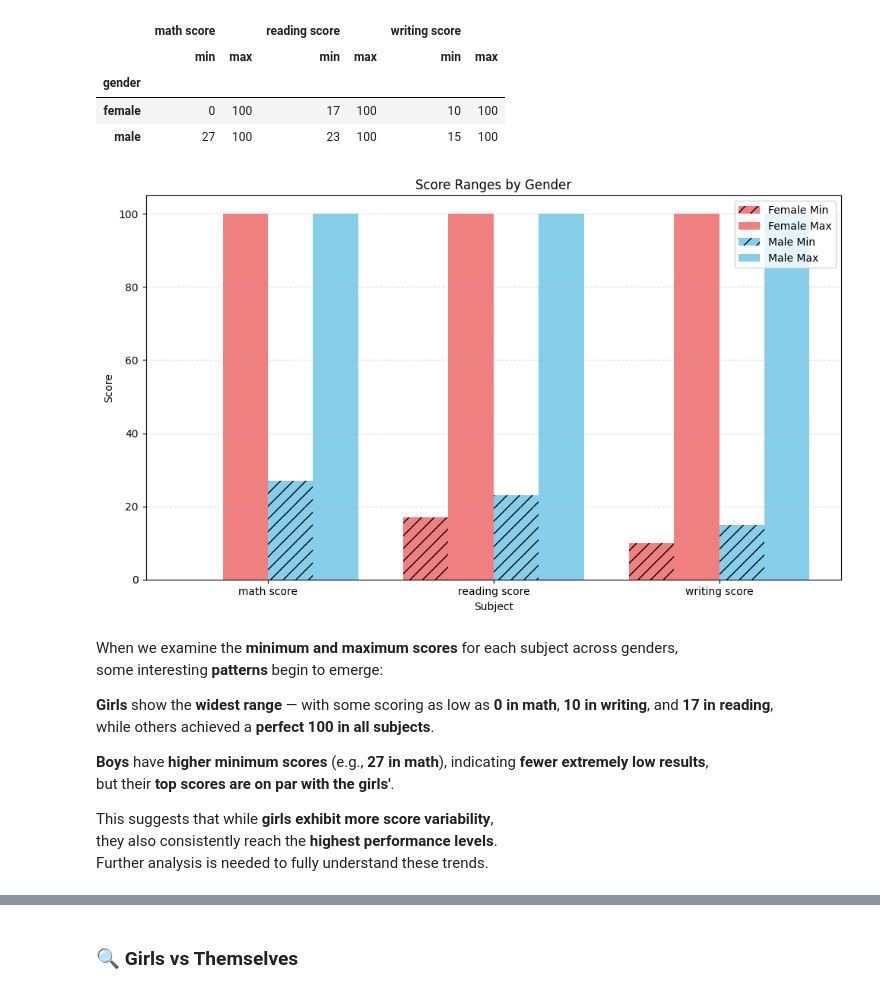
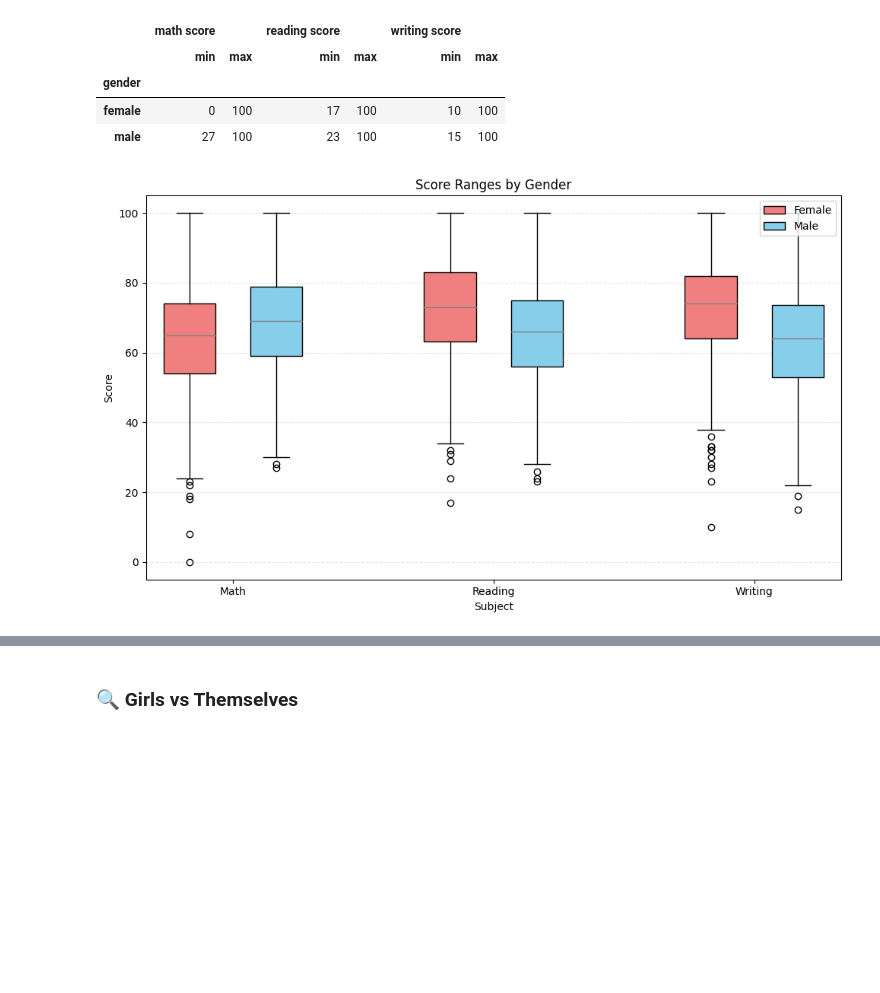
Before and after one commit to mari-alimadadi/Is-the-Earth-Getting-Hotter, a Jupyter notebook: what-makes-students-succeed.ipynb, the cells around one changed output, grey strips where cells are left out. Saved outputs shown, nothing was run; the diff lists cells and outputs as text; code cells hidden in the pictures; blank space fills up the shorter version.

```diff
--- a/what-makes-students-succeed.ipynb
+++ b/what-makes-students-succeed.ipynb
@@ -294,39 +294,47 @@ score_ranges
 | gender |  |  |  |  |  |  |
 | female | 0 | 100 | 17 | 100 | 10 | 100 |
 | male | 27 | 100 | 23 | 100 | 15 | 100 |
-# %%
-subjects = ["math score", "reading score", "writing score"]
-x = np.arange(len(subjects))
-width = 0.2
-
-plt.figure(figsize=(10, 6))
-
-plt.bar(x - width, score_ranges.loc["female", (slice(None), "min")], width=width, label='Female Min', color='lightcoral', hatch='//')
-plt.bar(x, score_ranges.loc["female", (slice(None), "max")], width=width, label='Female Max', color='lightcoral')
-
-plt.bar(x + width, score_ranges.loc["male", (slice(None), "min")], width=width, label='Male Min', color='skyblue', hatch='//')
-plt.bar(x + 2*width, score_ranges.loc["male", (slice(None), "max")], width=width, label='Male Max', color='skyblue')
-
-plt.xticks(x + width/2, subjects)
-plt.xlabel("Subject")
-plt.ylabel("Score")
-plt.title("Score Ranges by Gender")
-plt.legend()
-plt.grid(axis="y", linestyle="--", alpha=0.4)
-plt.tight_layout()
-plt.show()
-# %% [output]
-[figure, removed]
-# %% [markdown]
-When we examine the **minimum and maximum scores** for each subject across genders,
-some interesting **patterns** begin to emerge:
-
-**Girls** show the **widest range** — with some scoring as low as **0 in math**, **10 in writing**, and **17 in reading**,
-while others achieved a **perfect 100 in all subjects**.
-
-**Boys** have **higher minimum scores** (e.g., **27 in math**), indicating **fewer extremely low results**,
-but their **top scores are on par with the girls'**.
-
-This suggests that while **girls exhibit more score variability**,
-they also consistently reach the **highest performance levels**.
-Further analysis is needed to fully understand these trends.
+# %%
+# Separate scores by gender to enable side-by-side comparison in boxplots
+female_scores = df[df['gender'] == 'female'][['math score', 'reading score', 'writing score']]
+male_scores = df[df['gender'] == 'male'][['math score', 'reading score', 'writing score']]
+
+colors = ['lightcoral', 'skyblue']
+
+plt.figure(figsize=(10, 6))
+
+# Create side-by-side boxplots for math, reading, and writing scores by gender
+box1 = plt.boxplot([female_scores['math score'], male_scores['math score']],
+                   positions=[1, 2], widths=0.6, patch_artist=True)
+box2 = plt.boxplot([female_scores['reading score'], male_scores['reading score']],
+                   positions=[4, 5], widths=0.6, patch_artist=True)
+box3 = plt.boxplot([female_scores['writing score'], male_scores['writing score']],
+                   positions=[7, 8], widths=0.6, patch_artist=True)
+
+# Apply custom colors and gray median lines to each gender's boxplot per subject
+for box, median in zip(box1['boxes'], box1['medians']):
+    box.set_facecolor(colors[box1['boxes'].index(box)])
+    median.set_color("grey")
+
+for box, median in zip(box2['boxes'], box2['medians']):
+    box.set_facecolor(colors[box2['boxes'].index(box)])
+    median.set_color("grey")
+
+for box, median in zip(box3['boxes'], box3['medians']):
+    box.set_facecolor(colors[box3['boxes'].index(box)])
+    median.set_color("grey")
+
+
+plt.xticks([1.5, 4.5, 7.5], ['Math', 'Reading', 'Writing'])
+plt.xlabel("Subject")
+plt.ylabel("Score")
+plt.title("Score Ranges by Gender")
+plt.grid(axis='y', linestyle='--', alpha=0.3)
+
+# Add legend to differentiate between Female and Male boxplots
+plt.legend([box1["boxes"][0], box1["boxes"][1]], ["Female", "Male"], loc="upper right")
+
+plt.tight_layout()
+plt.show()
+# %% [output]
+[figure, added]
```
Also changed, not shown: parts of 14 cells of this notebook.
